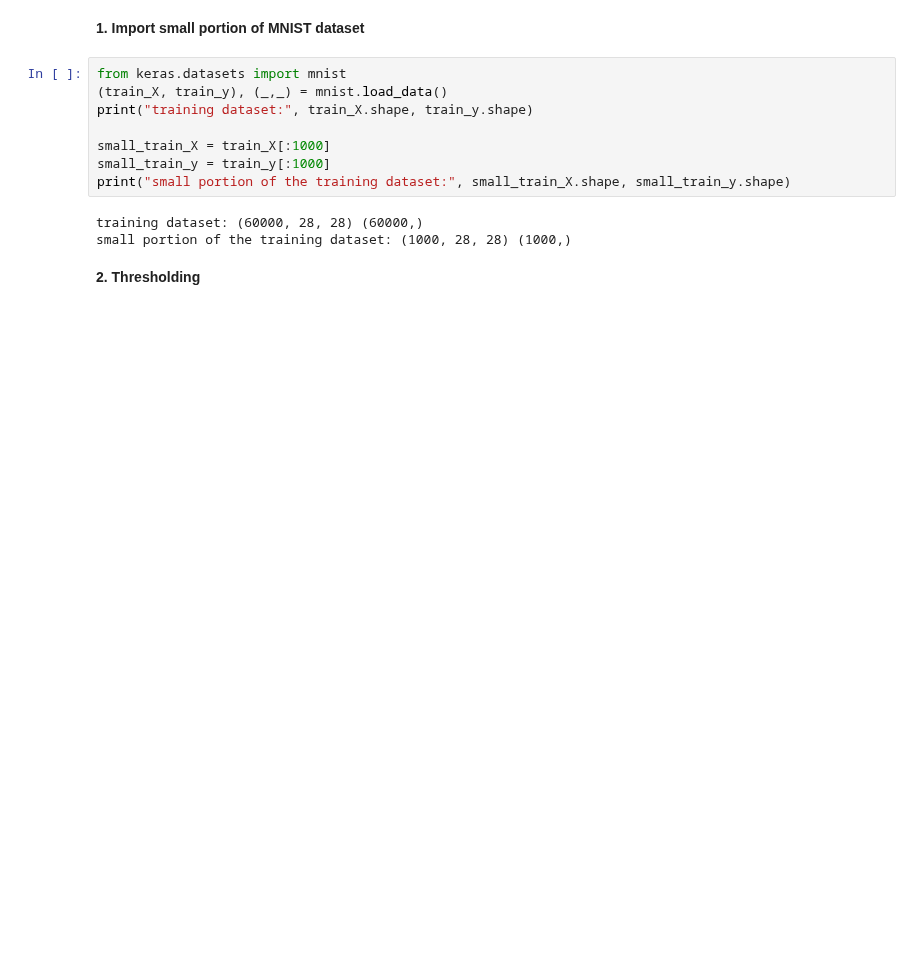
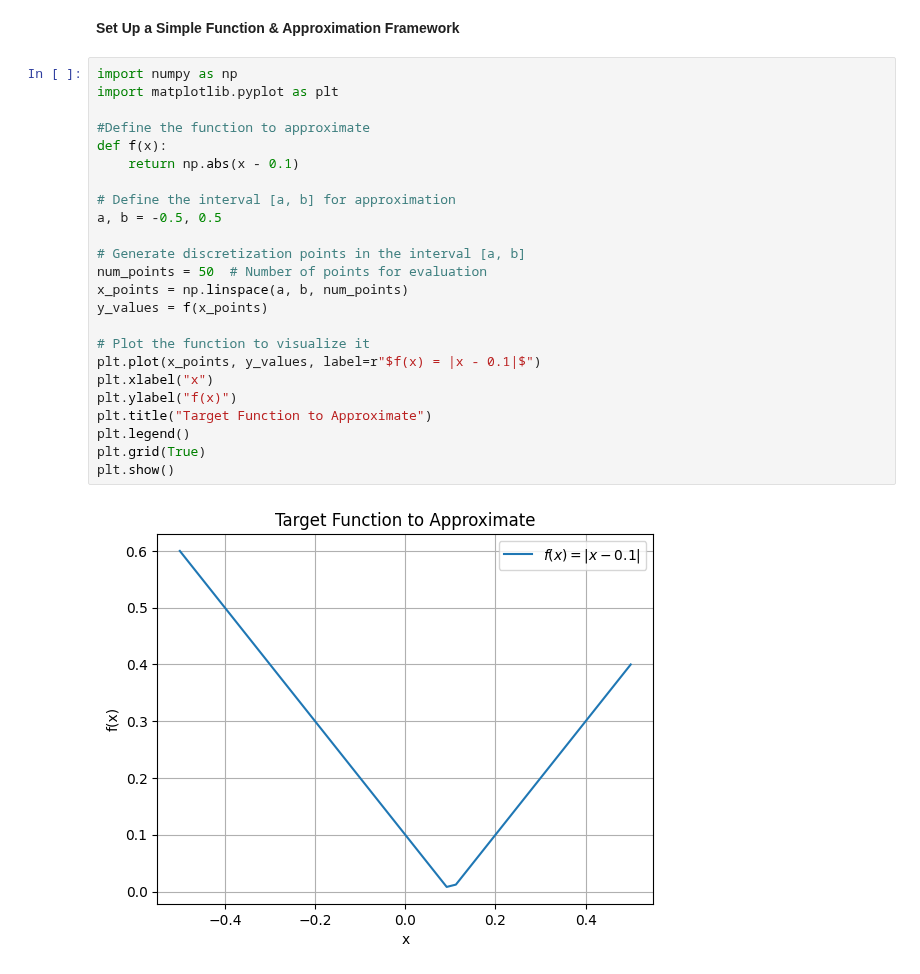
Before and after one commit to AP-047/RClass-Classification-by-Rational-Approximation, a Jupyter notebook: notebooks/milestone_1.ipynb, the cells around one changed output. Cells and saved outputs as stored; diff of their text form; blank space fills up the shorter version.

```diff
--- a/notebooks/milestone_1.ipynb
+++ b/notebooks/milestone_1.ipynb
@@ -3,15 +3,29 @@
-# %% [markdown]
-**1. Import small portion of MNIST dataset**
-# %%
-from keras.datasets import mnist
-(train_X, train_y), (_,_) = mnist.load_data()
-print("training dataset:", train_X.shape, train_y.shape)
-
-small_train_X = train_X[:1000]
-small_train_y = train_y[:1000]
-print("small portion of the training dataset:", small_train_X.shape, small_train_y.shape)
-# %% [output]
-training dataset: (60000, 28, 28) (60000,)
-small portion of the training dataset: (1000, 28, 28) (1000,)
-# %% [markdown]
-**2. Thresholding**
+# %% [markdown]
+
+**Set Up a Simple Function & Approximation Framework**
+# %%
+import numpy as np
+import matplotlib.pyplot as plt
+
+#Define the function to approximate
+def f(x):
+    return np.abs(x - 0.1)
+
+# Define the interval [a, b] for approximation
+a, b = -0.5, 0.5
+
+# Generate discretization points in the interval [a, b]
+num_points = 50  # Number of points for evaluation
+x_points = np.linspace(a, b, num_points)
+y_values = f(x_points)
+
+# Plot the function to visualize it
+plt.plot(x_points, y_values, label=r"$f(x) = |x - 0.1|$")
+plt.xlabel("x")
+plt.ylabel("f(x)")
+plt.title("Target Function to Approximate")
+plt.legend()
+plt.grid(True)
+plt.show()
+# %% [output]
+[figure, added]
```
Also changed, not shown: parts of 7 cells of this notebook.
